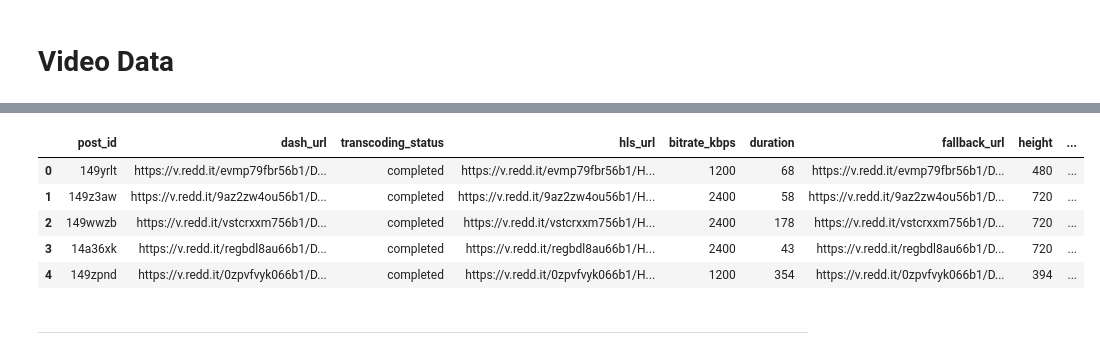
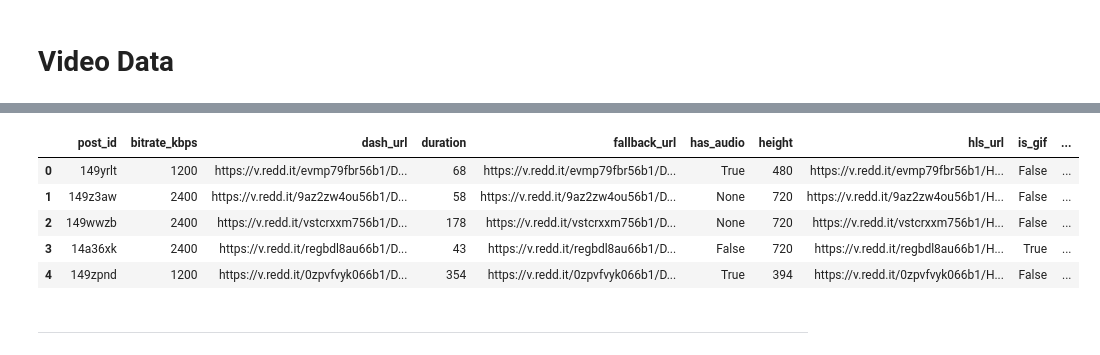
Before and after one commit to Daniel-Elston/JSON_to_PGSQL, a Jupyter notebook: Notebooks/B1_JSON_Exploration/json_exploration_3.ipynb, the cells around one changed output, grey strips where cells are left out. Cells and saved outputs as stored; diff of their text form; code cells hidden in the pictures.

```diff
--- a/Notebooks/B1_JSON_Exploration/json_exploration_3.ipynb
+++ b/Notebooks/B1_JSON_Exploration/json_exploration_3.ipynb
@@ -110,4 +112,4 @@ for post in posts:
     if media_data != None:
         reddit_video = media_data.get('reddit_video', {})
         reddit_video_keys.update(reddit_video.keys())
-reddit_video_keys
+reddit_video_keys = sorted(list(reddit_video_keys))
@@ -145,15 +135,15 @@ for post in posts:
         #     single_data = [post_id] + [reddit_video.get(key) for key in reddit_video_keys]
         #     video_data_store.append(single_data)
 # %%
-df_video_data = pd.DataFrame(video_data_store, columns=['post_id'] + list(reddit_video_keys))
+df_video_data = pd.DataFrame(video_data_store, columns=['post_id'] + reddit_video_keys)
 df_video_data.head()
 # %% [output]
-|  | post_id | dash_url | transcoding_status | hls_url | bitrate_kbps | duration | fallback_url | height | ... |
-| 0 | 149yrlt | https://v.redd.it/evmp79fbr56b1/D... | completed | https://v.redd.it/evmp79fbr56b1/H... | 1200 | 68 | https://v.redd.it/evmp79fbr56b1/D... | 480 | ... |
-| 1 | 149z3aw | https://v.redd.it/9az2zw4ou56b1/D... | completed | https://v.redd.it/9az2zw4ou56b1/H... | 2400 | 58 | https://v.redd.it/9az2zw4ou56b1/D... | 720 | ... |
-| 2 | 149wwzb | https://v.redd.it/vstcrxxm756b1/D... | completed | https://v.redd.it/vstcrxxm756b1/H... | 2400 | 178 | https://v.redd.it/vstcrxxm756b1/D... | 720 | ... |
-| 3 | 14a36xk | https://v.redd.it/regbdl8au66b1/D... | completed | https://v.redd.it/regbdl8au66b1/H... | 2400 | 43 | https://v.redd.it/regbdl8au66b1/D... | 720 | ... |
-| 4 | 149zpnd | https://v.redd.it/0zpvfvyk066b1/D... | completed | https://v.redd.it/0zpvfvyk066b1/H... | 1200 | 354 | https://v.redd.it/0zpvfvyk066b1/D... | 394 | ... |
+|  | post_id | bitrate_kbps | dash_url | duration | fallback_url | has_audio | height | hls_url | is_gif | ... |
+| 0 | 149yrlt | 1200 | https://v.redd.it/evmp79fbr56b1/D... | 68 | https://v.redd.it/evmp79fbr56b1/D... | True | 480 | https://v.redd.it/evmp79fbr56b1/H... | False | ... |
+| 1 | 149z3aw | 2400 | https://v.redd.it/9az2zw4ou56b1/D... | 58 | https://v.redd.it/9az2zw4ou56b1/D... | None | 720 | https://v.redd.it/9az2zw4ou56b1/H... | False | ... |
+| 2 | 149wwzb | 2400 | https://v.redd.it/vstcrxxm756b1/D... | 178 | https://v.redd.it/vstcrxxm756b1/D... | None | 720 | https://v.redd.it/vstcrxxm756b1/H... | False | ... |
+| 3 | 14a36xk | 2400 | https://v.redd.it/regbdl8au66b1/D... | 43 | https://v.redd.it/regbdl8au66b1/D... | False | 720 | https://v.redd.it/regbdl8au66b1/H... | True | ... |
+| 4 | 149zpnd | 1200 | https://v.redd.it/0zpvfvyk066b1/D... | 354 | https://v.redd.it/0zpvfvyk066b1/D... | True | 394 | https://v.redd.it/0zpvfvyk066b1/H... | False | ... |
 # %% [markdown]
 ---
 # %% [markdown]
```
Also changed, not shown: parts of 15 cells of this notebook, 13 other files.
